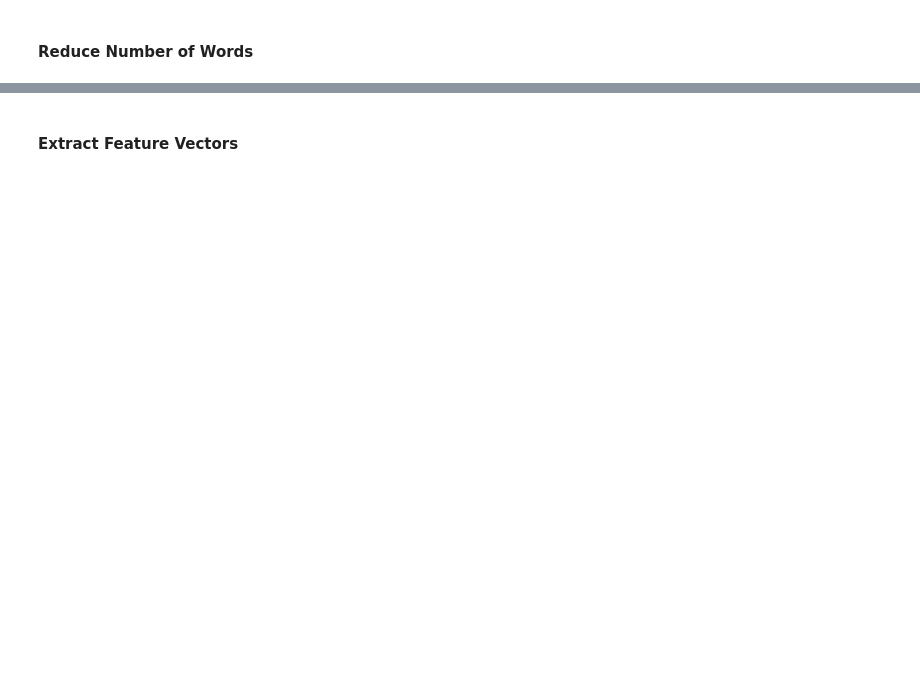
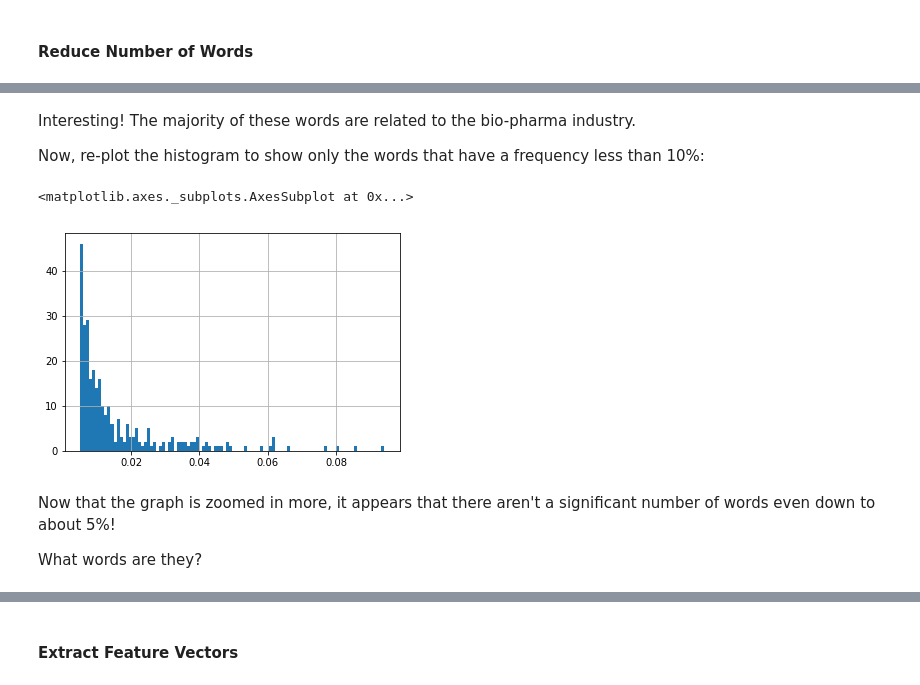
Before and after one commit to mikebrowne/BioPharmaceuticalFactorModel, a Jupyter notebook: notebooks/exploratory/04-KeywordAsAFactor_FeaturePipeline.ipynb, the cells around one changed output, grey strips where cells are left out. Saved outputs shown, nothing was run; the diff lists cells and outputs as text; code cells hidden in the pictures; blank space fills up the shorter version.

```diff
--- a/notebooks/exploratory/04-KeywordAsAFactor_FeaturePipeline.ipynb
+++ b/notebooks/exploratory/04-KeywordAsAFactor_FeaturePipeline.ipynb
@@ -131,0 +193,13 @@ len(word_list)
+# %% [markdown]
+Interesting! The majority of these words are related to the bio-pharma industry.
+
+Now, re-plot the histogram to show only the words that have a frequency less than 10%:
+# %%
+S.loc[S <= 0.10].hist(bins=100)
+# %% [output]
+<matplotlib.axes._subplots.AxesSubplot at 0x...>
+[figure, added]
+# %% [markdown]
+Now that the graph is zoomed in more, it appears that there aren't a significant number of words even down to about 5%!
+
+What words are they?
```
Also changed, not shown: parts of 28 cells of this notebook.
